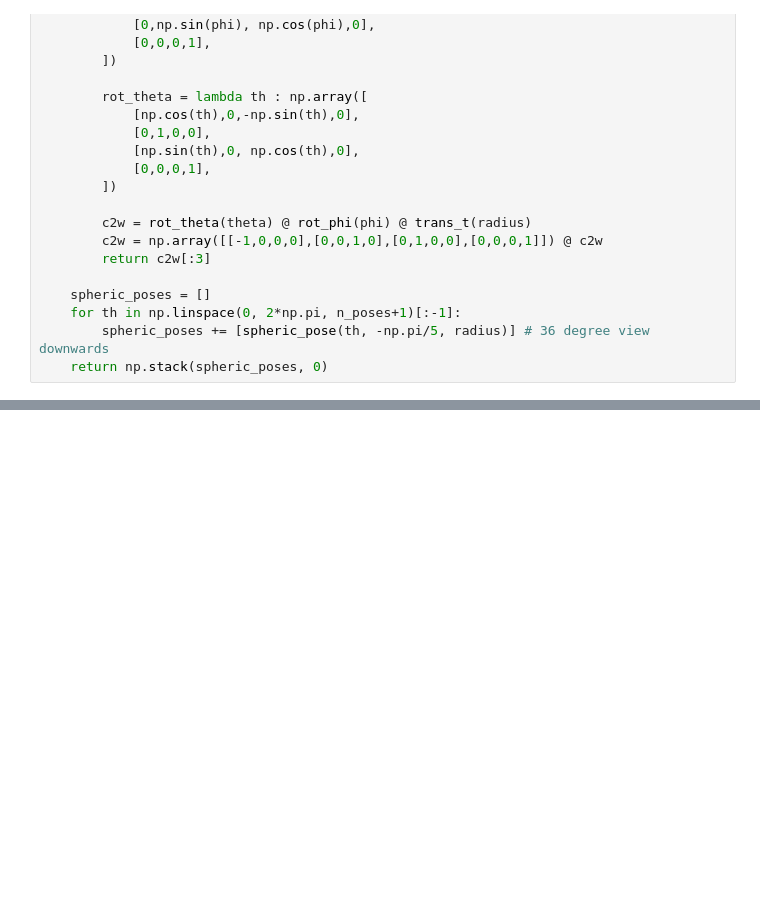
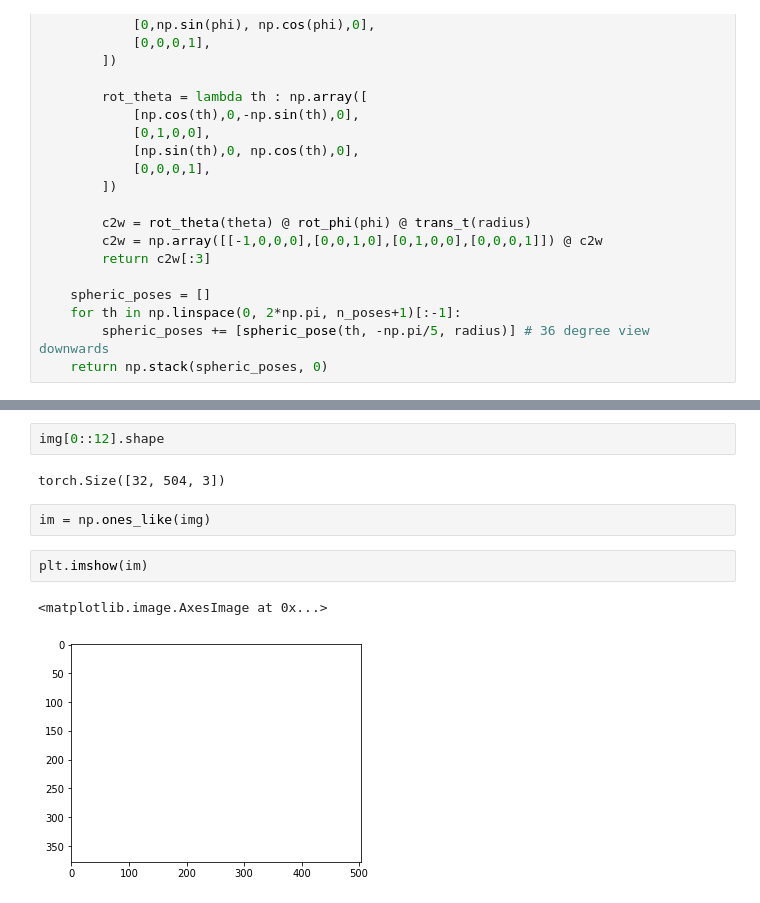
Before and after one commit to shubham1810/nerf_experiments, a Jupyter notebook: 2Ddata.ipynb, the cells around one changed output, grey strips where cells are left out. Drawn from its saved outputs; the diff is of its cells as text; blank space fills up the shorter version.

```diff
--- a/2Ddata.ipynb
+++ b/2Ddata.ipynb
@@ -361,0 +457,11 @@ len(train_dataset.all_rgbs), train_dataset.all_rgbs[0].shape
+# %%
+img[0::12].shape
+# %% [output]
+torch.Size([32, 504, 3])
+# %%
+im = np.ones_like(img)
+# %%
+plt.imshow(im)
+# %% [output]
+<matplotlib.image.AxesImage at 0x...>
+[figure, added]
```
Also changed, not shown: parts of 12 cells of this notebook, 2 other files.
